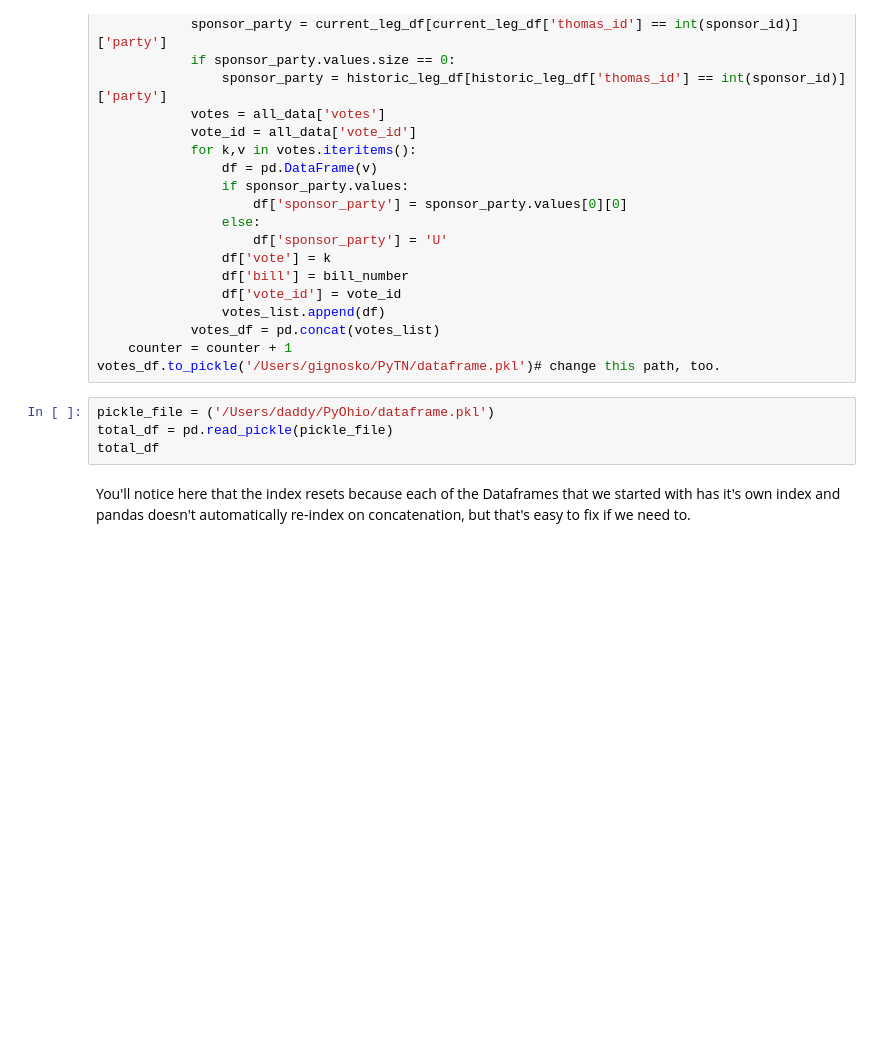
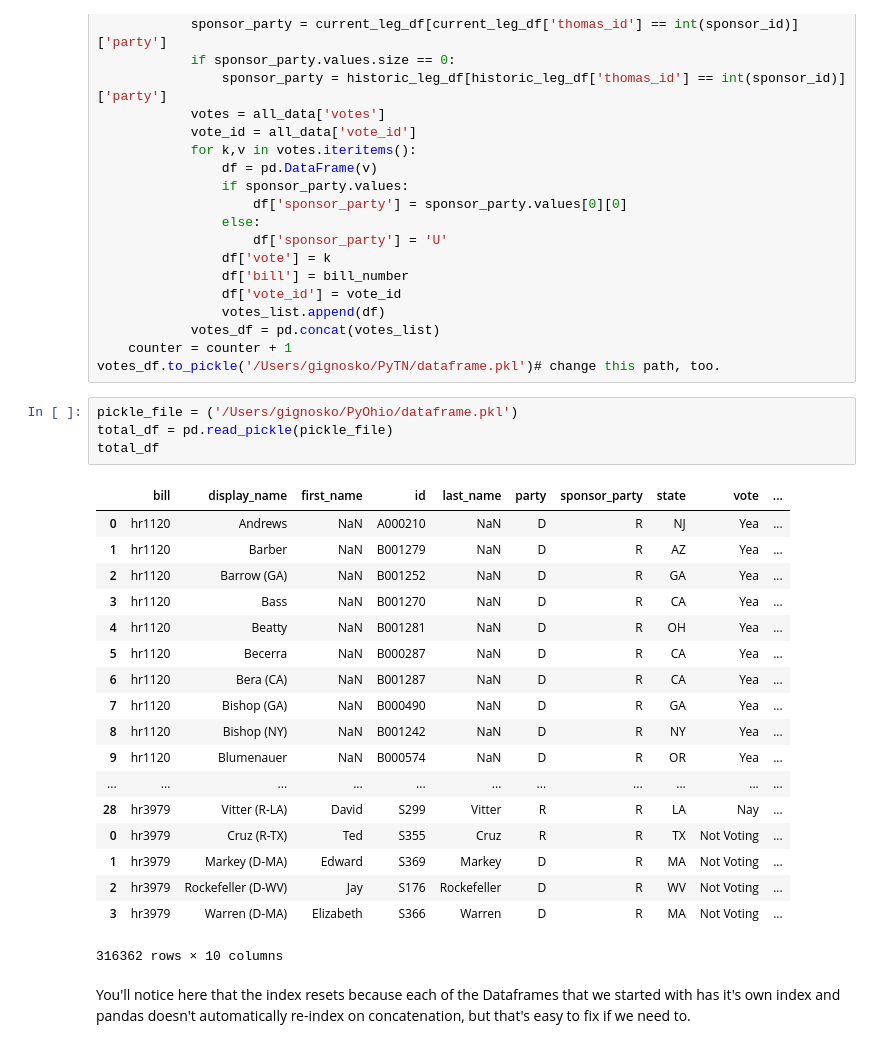
Before and after one commit to gignosko/PyOhio, a Jupyter notebook: PyOhio.ipynb, the cells around one changed output. Cells and saved outputs as stored; diff of their text form; blank space fills up the shorter version.

```diff
--- a/PyOhio.ipynb
+++ b/PyOhio.ipynb
@@ -142,9 +236,28 @@ for x in os.walk(votes):
     counter = counter + 1
 votes_df.to_pickle('/Users/gignosko/PyTN/dataframe.pkl')# change this path, too.
 # %%
-pickle_file = ('/Users/daddy/PyOhio/dataframe.pkl')
+pickle_file = ('/Users/gignosko/PyOhio/dataframe.pkl')
 total_df = pd.read_pickle(pickle_file)
 total_df
+# %% [output]
+|  | bill | display_name | first_name | id | last_name | party | sponsor_party | state | vote | ... |
+| 0 | hr1120 | Andrews | NaN | A000210 | NaN | D | R | NJ | Yea | ... |
+| 1 | hr1120 | Barber | NaN | B001279 | NaN | D | R | AZ | Yea | ... |
+| 2 | hr1120 | Barrow (GA) | NaN | B001252 | NaN | D | R | GA | Yea | ... |
+| 3 | hr1120 | Bass | NaN | B001270 | NaN | D | R | CA | Yea | ... |
+| 4 | hr1120 | Beatty | NaN | B001281 | NaN | D | R | OH | Yea | ... |
+| 5 | hr1120 | Becerra | NaN | B000287 | NaN | D | R | CA | Yea | ... |
+| 6 | hr1120 | Bera (CA) | NaN | B001287 | NaN | D | R | CA | Yea | ... |
+| 7 | hr1120 | Bishop (GA) | NaN | B000490 | NaN | D | R | GA | Yea | ... |
+| 8 | hr1120 | Bishop (NY) | NaN | B001242 | NaN | D | R | NY | Yea | ... |
+| 9 | hr1120 | Blumenauer | NaN | B000574 | NaN | D | R | OR | Yea | ... |
+| ... | ... | ... | ... | ... | ... | ... | ... | ... | ... | ... |
+| 28 | hr3979 | Vitter (R-LA) | David | S299 | Vitter | R | R | LA | Nay | ... |
+| 0 | hr3979 | Cruz (R-TX) | Ted | S355 | Cruz | R | R | TX | Not Voting | ... |
+| 1 | hr3979 | Markey (D-MA) | Edward | S369 | Markey | D | R | MA | Not Voting | ... |
+| 2 | hr3979 | Rockefeller (D-WV) | Jay | S176 | Rockefeller | D | R | WV | Not Voting | ... |
+| 3 | hr3979 | Warren (D-MA) | Elizabeth | S366 | Warren | D | R | MA | Not Voting | ... |
+316362 rows × 10 columns
 # %% [markdown]
 You'll notice here that the index resets because each of the Dataframes that we started with has it's own index and pandas doesn't automatically re-index on concatenation, but that's easy to fix if we need to.
 # %%
```
Also changed, not shown: parts of 76 cells of this notebook, 6 other files.
